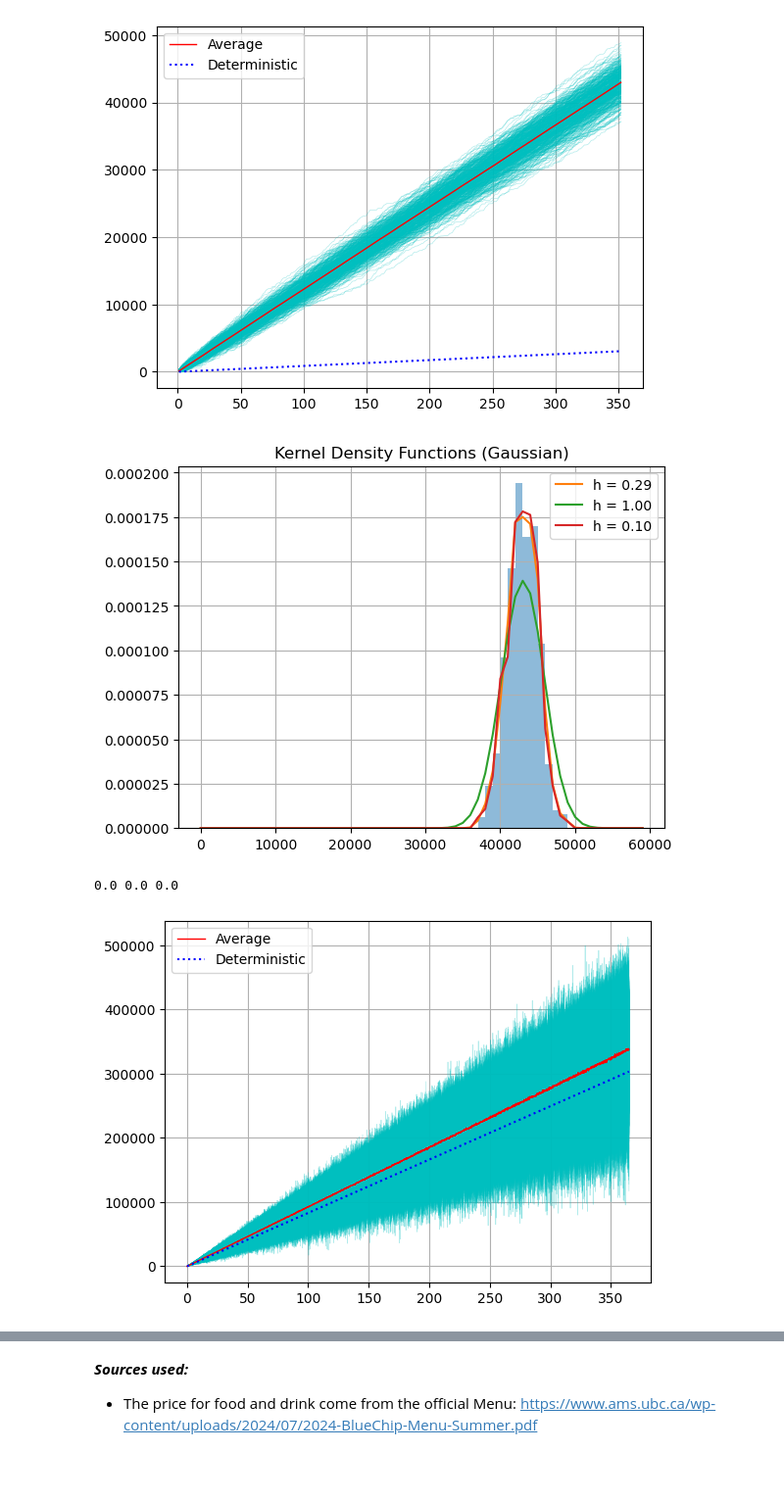
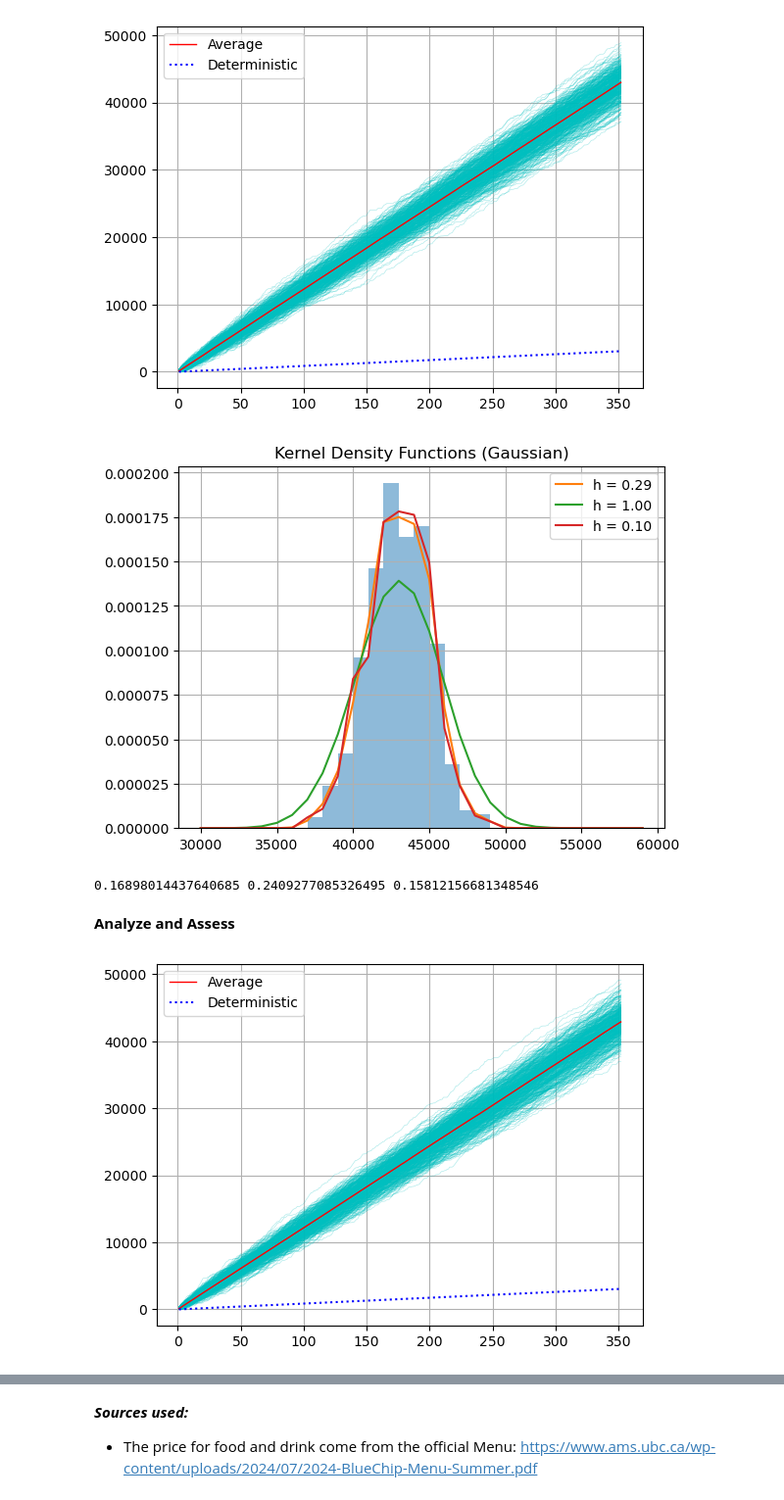
Before and after one commit to JustinTrenchcoat/MATH360_MA_2, a Jupyter notebook: model_Justin_ver.ipynb, the cells around one changed output, grey strips where cells are left out. Shown at 98% size. Cells and saved outputs as stored; diff of their text form; code cells hidden in the pictures; blank space fills up the shorter version.

```diff
--- a/model_Justin_ver.ipynb
+++ b/model_Justin_ver.ipynb
@@ -173,12 +173,12 @@ plt.show()
 # %%
 Net_income_mc_end = Net_income_mc_ave[:,-1] #create a vertical slice at the last entry
 
-plt.hist(Net_income_mc_end,bins=np.arange(0,60000,1000),density=True,alpha=0.5)
+plt.hist(Net_income_mc_end,bins=np.arange(30000,60000,1000),density=True,alpha=0.5)
 kde1 = stats.gaussian_kde(Net_income_mc_end)
 kde2 = stats.gaussian_kde(Net_income_mc_end,bw_method=1)
 kde3 = stats.gaussian_kde(Net_income_mc_end,bw_method=0.1)
 
-x = np.arange(0,60000,1000)
+x = np.arange(30000,60000,1000)
 plt.plot(x,kde1(x),label='h = {:.2f}'.format(kde1.factor))
 plt.plot(x,kde2(x),label='h = 1.00')
 plt.plot(x,kde3(x),label='h = 0.10')
@@ -188,42 +188,52 @@ plt.grid(True)
 plt.show()
 
 
-## probabilility that we make at least $300000 profit
-prob1 = kde1.integrate_box_1d(30000,np.inf)
-prob2 = kde2.integrate_box_1d(30000,np.inf)
-prob3 = kde3.integrate_box_1d(30000,np.inf)
+## probabilility that we make at least $45000 profit
+prob1 = kde1.integrate_box_1d(45000,np.inf)
+prob2 = kde2.integrate_box_1d(45000,np.inf)
+prob3 = kde3.integrate_box_1d(45000,np.inf)
 
 print(prob1,prob2,prob3)
 # %% [output]
-[figure, old version]
+[figure, new version]
-0.0 0.0 0.0
+0.16898014437640685 0.2409277085326495 0.15812156681348546
+# %% [markdown]
+**Analyze and Assess**
 # %%
+## case when a has no uncertainty
 
-t = np.linspace(0,365,2000)
-
-N = 2000
+t = np.linspace(1,352,352)
+N = 500
 Net_income_mc = []
-income_per_person = 5
+income_per_person = 6.67 #3.17+3.5
 
 for i in range(N):
-    T = weather_kde.resample(N)
-    P = np.random.exponential(weather_df['precipitation'].mean(), size = N)
-    a_mc = a + np.random.normal(loc=0.0, scale=0.5364,size=1)
-    b_mc = b #+ np.random.normal(loc=0.0, scale=0.3132,size=1)
-    customer = C_0 + a_mc* (T-T_0) - b_mc * (P-P_0)
-    Num_customer = np.max(customer, 0)
-    net_income = Num_customer * income_per_person * t
-    Net_income_mc.append(net_income)
-    plt.plot(t,net_income,'-c',alpha=0.3,linewidth=0.5)
+    net_income_year = []
+    net_income = 0
+    for _ in range(352):
+        T = temp_kde.resample(1).item()
+        P = precip_kde.resample(1).item()
+        a_mc = a #+ np.random.normal(loc=0.0, scale=0.03,size=1).item()
+        b_mc = b + np.random.normal(loc=0.0, scale=0.02,size=1).item()
+        customer = C_0 + a_mc* (T-T_0) - b_mc * (P-P_0)
+        Num_customer = np.maximum(customer, 0)
+        net_income += Num_customer * income_per_person
+        net_income_year.append(net_income)
+    plt.plot(t,net_income_year,'-c',alpha=0.3,linewidth=0.5)
+    Net_income_mc.append(net_income_year)
 
 Net_income_mc_ave = np.array(Net_income_mc)
 
-Net_income_determin = (customer_march * income_per_person * t).flatten()
+income = 0
+Net_income_determin = []
+for _ in range(352):
+    income += customer_march * income_per_person
+    Net_income_determin.append(income)
 
 plt.plot(t,Net_income_mc_ave.mean(axis=0),'r',linewidth=1,label='Average')
 plt.plot(t,Net_income_determin, ':b',linewidth=1.5,label='Deterministic')
 plt.legend()
 plt.grid(True)
 plt.show()
 # %% [output]
-[figure, old version]
+[figure, new version]
```
Also changed, not shown: parts of 3 cells of this notebook.
